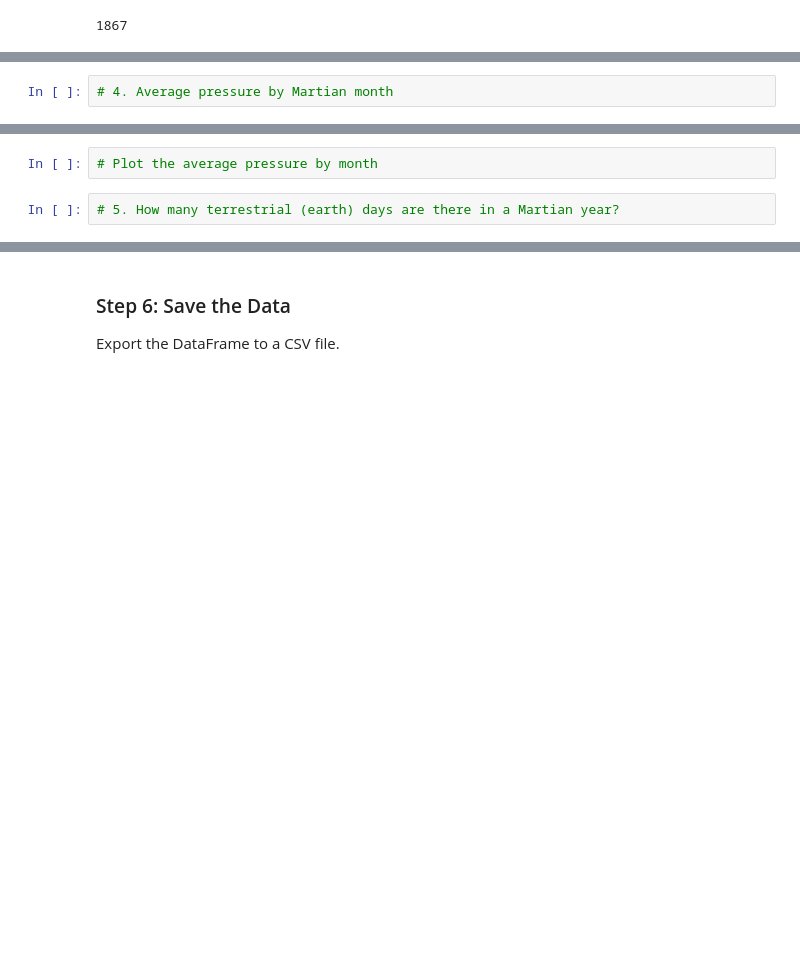
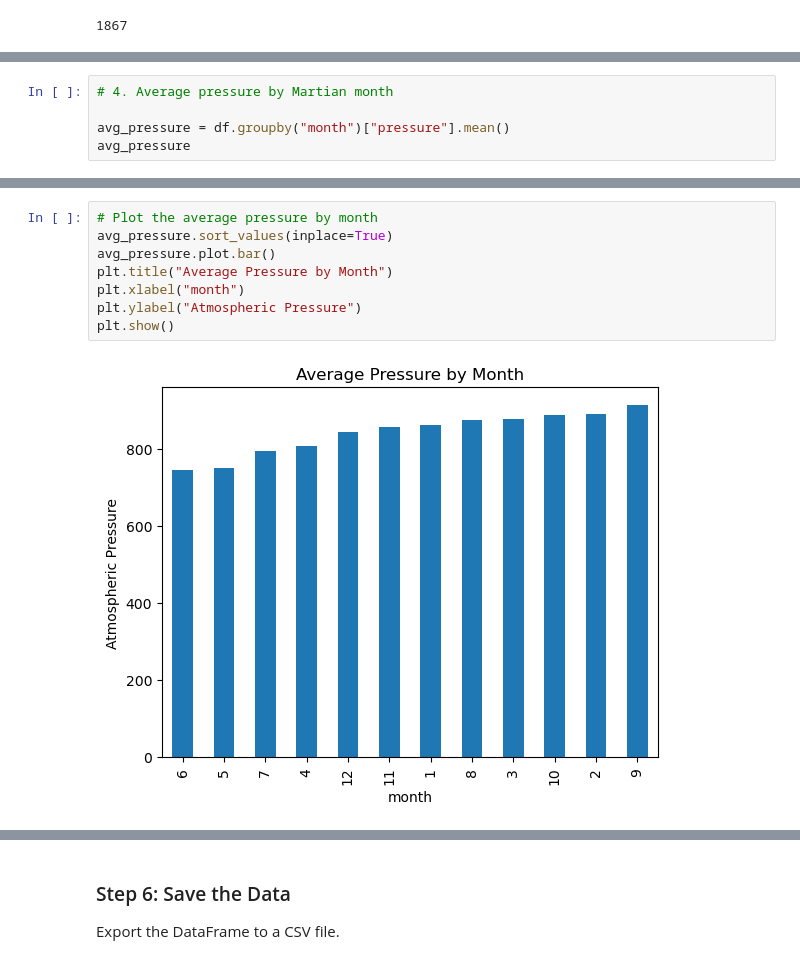
Before and after one commit to UzmaSayyeda/A-Web-Scraping-Journey-to-Mars, a Jupyter notebook: part_02_mars_weather.ipynb, the cells around one changed output, grey strips where cells are left out. Drawn from its saved outputs; the diff is of its cells as text; blank space fills up the shorter version.

```diff
--- a/part_02_mars_weather.ipynb
+++ b/part_02_mars_weather.ipynb
@@ -214,2 +232,5 @@ Name: min_temp, dtype: float64
 # %%
 # 4. Average pressure by Martian month
+
+avg_pressure = df.groupby("month")["pressure"].mean()
+avg_pressure
@@ -216,4 +252,10 @@ Name: min_temp, dtype: float64
-# %%
-# Plot the average pressure by month
-# %%
-# 5. How many terrestrial (earth) days are there in a Martian year?
+# %%
+# Plot the average pressure by month
+avg_pressure.sort_values(inplace=True)
+avg_pressure.plot.bar()
+plt.title("Average Pressure by Month")
+plt.xlabel("month")
+plt.ylabel("Atmospheric Pressure")
+plt.show()
+# %% [output]
+[figure, added]
```
Also changed, not shown: parts of 10 cells of this notebook, 1 other file.
